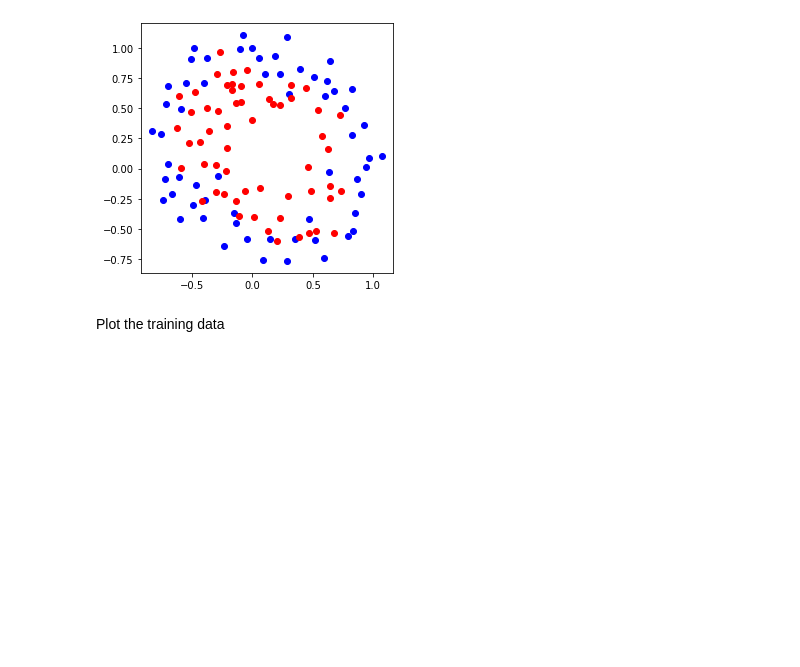
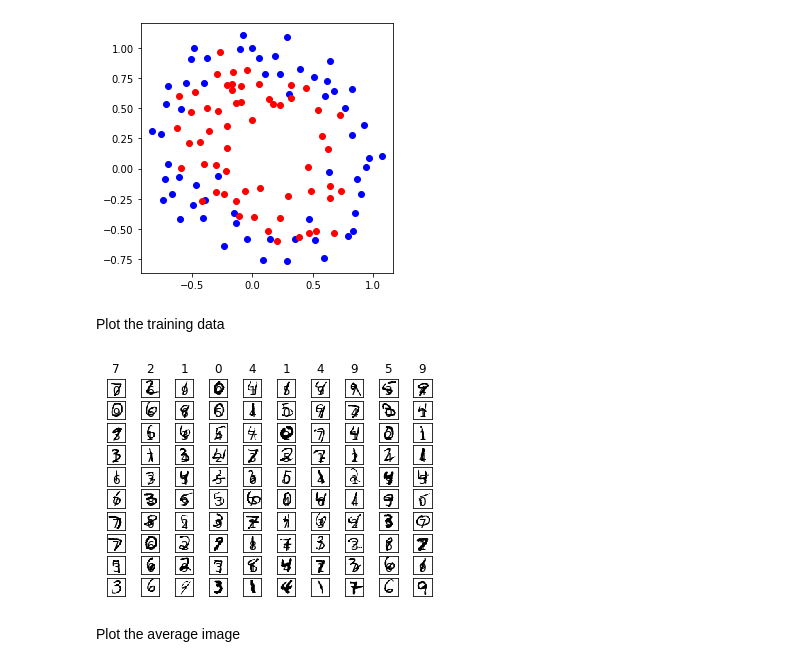
Before and after one commit to youn-gs/test, a Jupyter notebook: machine_learning.ipynb, the cells around one changed output. Cells and saved outputs as stored; diff of their text form; code cells hidden in the pictures; blank space fills up the shorter version.

Commit message:
assignment 08_Plot the average image

```diff
--- a/machine_learning.ipynb
+++ b/machine_learning.ipynb
@@ -332,3 +332,55 @@ plt.show()
 [figure]
 # %% [markdown]
 Plot the training data
+# %%
+import matplotlib.pyplot as plt
+import numpy as np
+
+file_data   = "mnist_test.csv"
+handle_file = open(file_data, "r")
+data        = handle_file.readlines()
+handle_file.close()
+
+size_row    = 28
+size_col    = 28
+
+num_image   = len(data)
+count       = 0
+
+
+list_image  = np.empty((size_row * size_col, num_image), dtype=float)
+list_label  = np.empty(num_image, dtype=int)
+
+for line in data:
+
+    line_data   = line.split(',')
+    label       = line_data[0]
+    im_vector   = np.asfarray(line_data[1:])
+
+    list_label[count]       = label
+    list_image[:, count]    = im_vector
+
+    count += 1
+
+
+f1 = plt.figure(1)
+
+for i in range(100):
+
+    label       = list_label[i]
+    im_vector   = list_image[:, i]
+    im_matrix   = im_vector.reshape((size_row, size_col))
+
+    plt.subplot(10, 10, i+1)
+    plt.title(label)
+    plt.imshow(im_matrix, cmap='Greys', interpolation='None')
+
+    frame   = plt.gca()
+    frame.axes.get_xaxis().set_visible(False)
+    frame.axes.get_yaxis().set_visible(False)
+
+plt.show()
+# %% [output]
+[figure, added]
+# %% [markdown]
+Plot the average image
```
